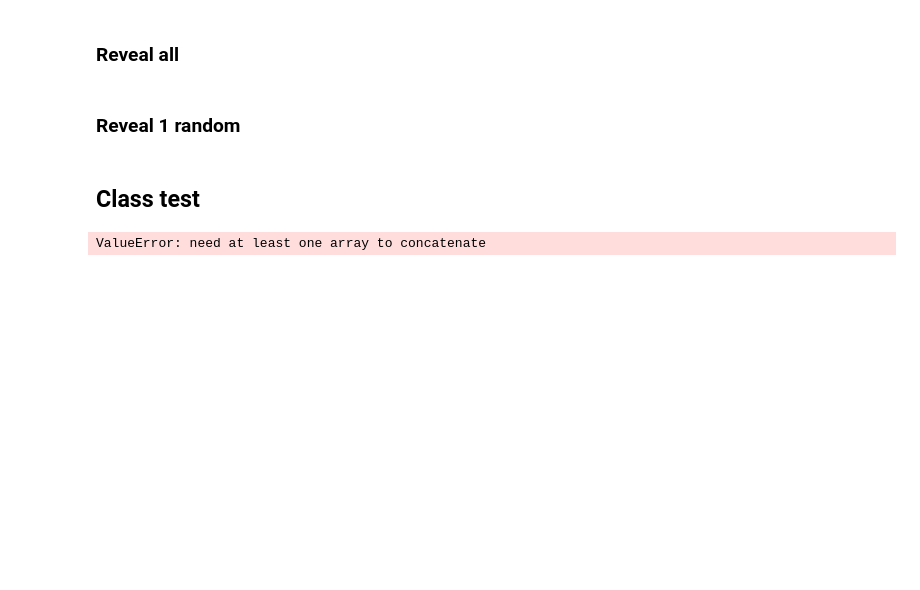
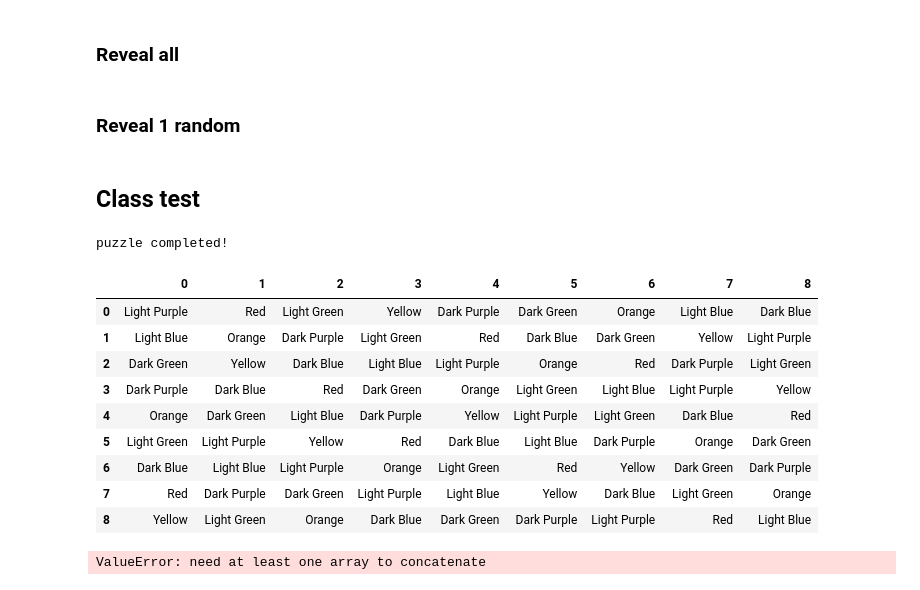
Before and after one commit to zhbaucom/ColorKu, a Jupyter notebook: py/CKsolve/solverCreate.ipynb, the cells around one changed output. Saved outputs shown, nothing was run; the diff lists cells and outputs as text; code cells hidden in the pictures; blank space fills up the shorter version.

Commit message:
Fixed error checker when there are no unique values in the cell

```diff
--- a/py/CKsolve/solverCreate.ipynb
+++ b/py/CKsolve/solverCreate.ipynb
@@ -330,20 +330,27 @@ class ckPuzzle:
         error_list = []
         for k in np.arange(9):
             icol = self.possdf.iloc[k,:]
-            ucol, colcount = np.unique((np.concatenate([x for x in icol if len(x) == 1 ])), return_counts = True)
-            if any(colcount >1):
-                error_list.append("Problem with puzzle!\n Algorithm found multiple " + ', '.join(ucol[colcount > 1])+ " in row " + str(k))
+
+            xvec = [x for x in icol if len(x) == 1 ]
+            if len(xvec)>0:
+                ucol, colcount = np.unique((np.concatenate(xvec)), return_counts = True)
+                if any(colcount >1):
+                    error_list.append("Problem with puzzle!\n Algorithm found multiple " + ', '.join(ucol[colcount > 1])+ " in row " + str(k))
 
             icol = self.possdf.iloc[:,k]
-            ucol, colcount = np.unique((np.concatenate([x for x in icol if len(x) == 1 ])), return_counts = True)
-            if any(colcount >1):
-                error_list.append("Problem with puzzle!\n Algorithm found multiple " + ', '.join(ucol[colcount > 1])+ " in column " + str(k))
+            xvec = [x for x in icol if len(x) == 1 ]
+            if len(xvec)>0:
+                ucol, colcount = np.unique((np.concatenate(xvec)), return_counts = True)
+                if any(colcount >1):
+                    error_list.append("Problem with puzzle!\n Algorithm found multiple " + ', '.join(ucol[colcount > 1])+ " in column " + str(k))
 
             i, j = square_ind(k)
             icol = np.concatenate(self.possdf.iloc[i,j].values)
-            ucol, colcount = np.unique(np.concatenate([x for x in icol if len(x) == 1 ]), return_counts = True)
-            if any(colcount >1):
-                error_list.append("Problem with puzzle!\n Algorithm found multiple " + ', '.join(ucol[colcount > 1])+ " in square " + str(k))
+            xvec = [x for x in icol if len(x) == 1 ]
+            if len(xvec)>0:
+                ucol, colcount = np.unique(np.concatenate(xvec), return_counts = True)
+                if any(colcount >1):
+                    error_list.append("Problem with puzzle!\n Algorithm found multiple " + ', '.join(ucol[colcount > 1])+ " in square " + str(k))
 
         if len(error_list) > 0:
             return error_list
@@ -398,7 +405,27 @@ def puzzle_solver(puzzle_vector):
         print("puzzle completed!")
         return mypuz.puzzdf_update
 # %%
-pvec = ckDict['98']
+pvec = ckDict['101']
 puzzle_solver(pvec)
 # %% [output]
-ValueError: need at least one array to concatenate
+puzzle completed!
+|  | 0 | 1 | 2 | 3 | 4 | 5 | 6 | 7 | 8 |
+| 0 | Light Purple | Red | Light Green | Yellow | Dark Purple | Dark Green | Orange | Light Blue | Dark Blue |
+| 1 | Light Blue | Orange | Dark Purple | Light Green | Red | Dark Blue | Dark Green | Yellow | Light Purple |
+| 2 | Dark Green | Yellow | Dark Blue | Light Blue | Light Purple | Orange | Red | Dark Purple | Light Green |
+| 3 | Dark Purple | Dark Blue | Red | Dark Green | Orange | Light Green | Light Blue | Light Purple | Yellow |
+| 4 | Orange | Dark Green | Light Blue | Dark Purple | Yellow | Light Purple | Light Green | Dark Blue | Red |
+| 5 | Light Green | Light Purple | Yellow | Red | Dark Blue | Light Blue | Dark Purple | Orange | Dark Green |
+| 6 | Dark Blue | Light Blue | Light Purple | Orange | Light Green | Red | Yellow | Dark Green | Dark Purple |
+| 7 | Red | Dark Purple | Dark Green | Light Purple | Light Blue | Yellow | Dark Blue | Light Green | Orange |
+| 8 | Yellow | Light Green | Orange | Dark Blue | Dark Green | Dark Purple | Light Purple | Red | Light Blue |
+# %%
+mypuz = ckPuzzle(ckDict['4'])
+mypuz.solve1step()
+icol = mypuz.possdf.iloc[2,:]
+if not all(icol.isnull()):
+    ucol, colcount = np.unique((np.concatenate([x for x in icol if len(x) == 1 ])), return_counts = True)
+    if any(colcount >1):
+        error_list.append("Problem with puzzle!\n Algorithm found multiple " + ', '.join(ucol[colcount > 1])+ " in row " + str(k))
+# %% [output]
+ValueError: need at least one array to concatenate
```
Also changed, not shown: parts of 3 cells of this notebook, 1 other file.
